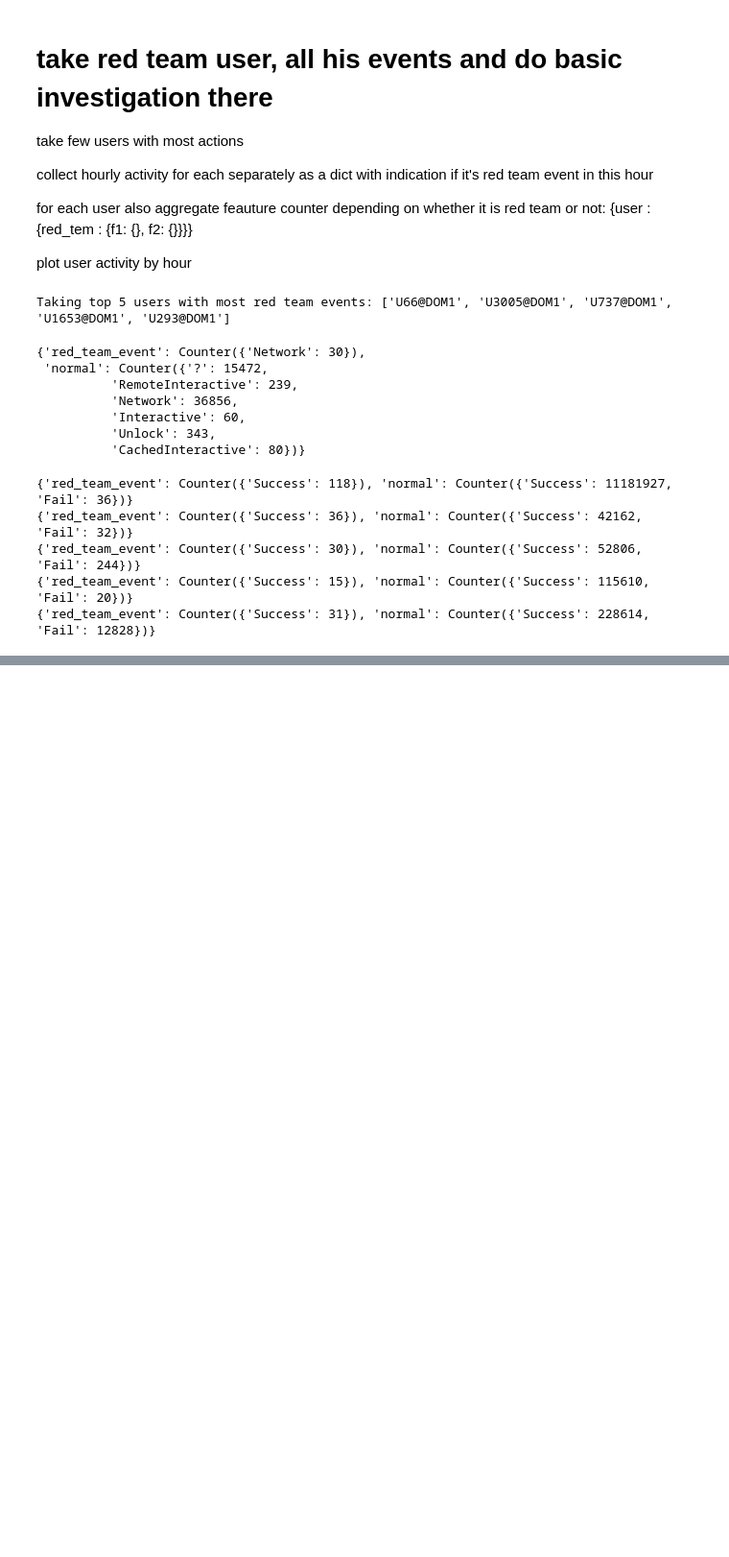
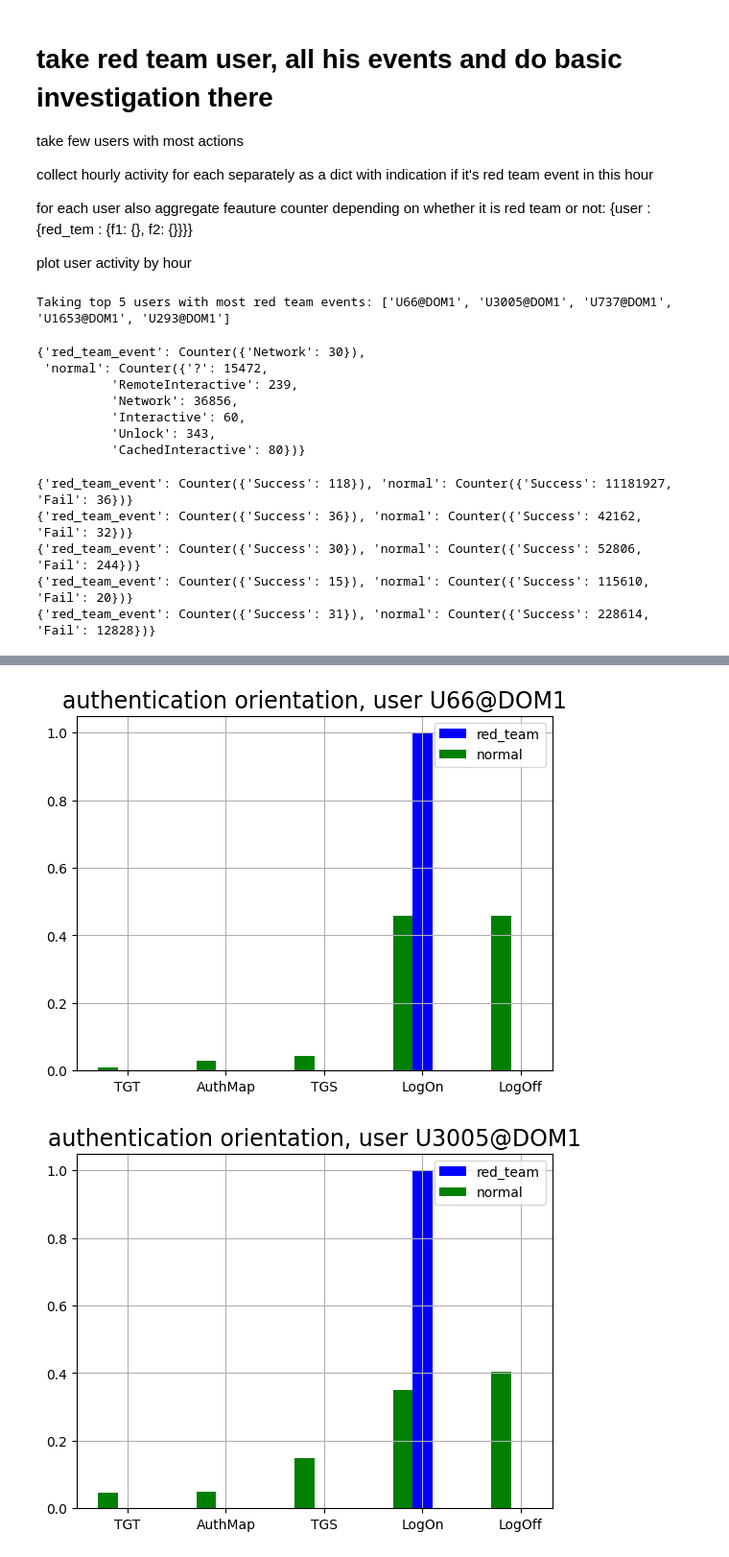
Before and after one commit to mariia-dream/lanl_data, a Jupyter notebook: lanl_basic_eda.ipynb, the cells around one changed output, grey strips where cells are left out. Shown at 96% size. Drawn from its saved outputs; the diff is of its cells as text; code cells hidden in the pictures; blank space fills up the shorter version.

```diff
--- a/lanl_basic_eda.ipynb
+++ b/lanl_basic_eda.ipynb
@@ -633,0 +658,12 @@ for user in top_red_team_users:
+# %%
+for user in top_red_team_users:
+    normalized_red_team_d = normalize_dict(rt_authentication_orientation_counter[user]['red_team_event'])
+    normalized_normal_d = normalize_dict(rt_authentication_orientation_counter[user]['normal'])
+    plt.figure()
+    plt.grid(True)
+    align_plot_two_dicts(normalized_red_team_d, normalized_normal_d,
+                         d1_name = 'red_team', d2_name='normal',
+                         plot_title=f'authentication orientation, user {user}')
+# %% [output]
+[figure, added]
+[figure, added]
```
Also changed, not shown: parts of 5 cells of this notebook.
